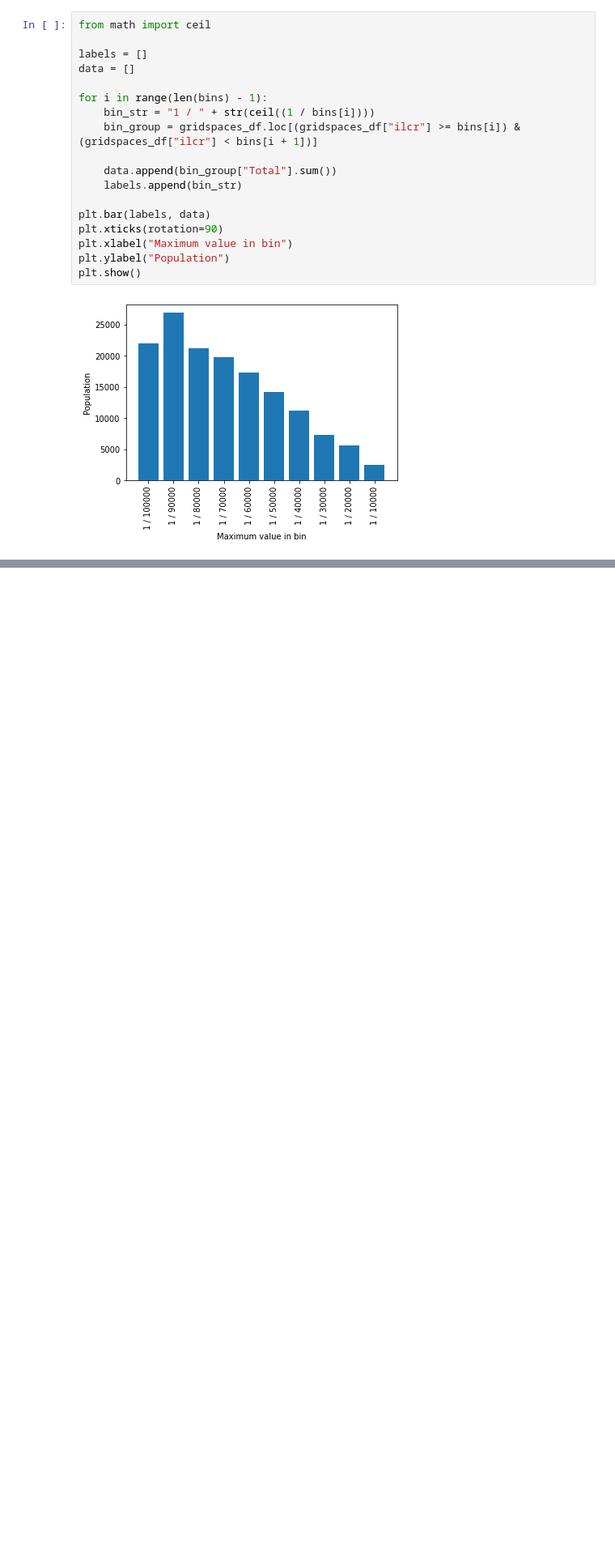
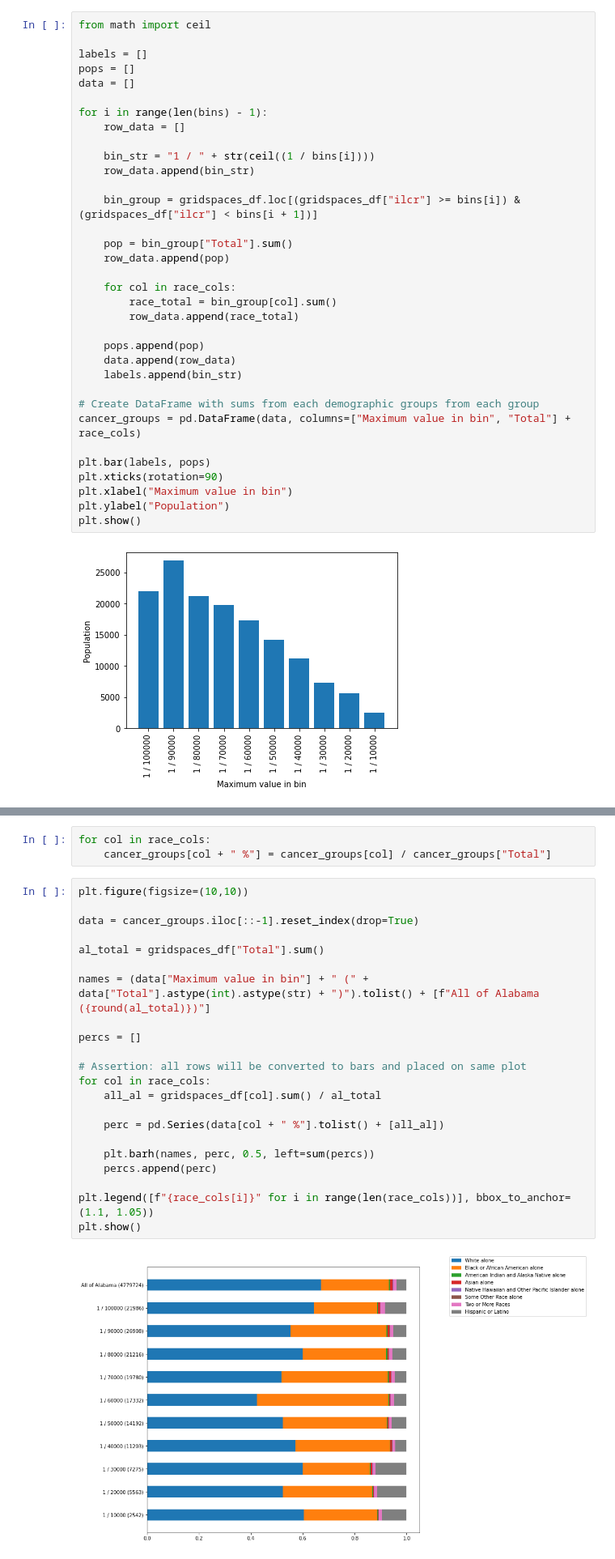
Before and after one commit to jasondamico/d3-visualizations, a Jupyter notebook: propublica_hotspots/eda/cancer_risk_distribution.ipynb, the cells around one changed output, grey strips where cells are left out. Shown at 81% size. Drawn from its saved outputs; the diff is of its cells as text; blank space fills up the shorter version.

Commit message:
Create normalized bar chart of cancer risk bin demographics

```diff
--- a/propublica_hotspots/eda/cancer_risk_distribution.ipynb
+++ b/propublica_hotspots/eda/cancer_risk_distribution.ipynb
@@ -57,16 +68,32 @@ bins = [(1 / ((10 - i) * 10000)) for i in range(10)] + [1]
 from math import ceil
 
 labels = []
+pops = []
 data = []
 
 for i in range(len(bins) - 1):
+    row_data = []
+
     bin_str = "1 / " + str(ceil((1 / bins[i])))
+    row_data.append(bin_str)
+
     bin_group = gridspaces_df.loc[(gridspaces_df["ilcr"] >= bins[i]) & (gridspaces_df["ilcr"] < bins[i + 1])]
 
-    data.append(bin_group["Total"].sum())
+    pop = bin_group["Total"].sum()
+    row_data.append(pop)
+
+    for col in race_cols:
+        race_total = bin_group[col].sum()
+        row_data.append(race_total)
+
+    pops.append(pop)
+    data.append(row_data)
     labels.append(bin_str)
 
-plt.bar(labels, data)
+# Create DataFrame with sums from each demographic groups from each group
+cancer_groups = pd.DataFrame(data, columns=["Maximum value in bin", "Total"] + race_cols)
+
+plt.bar(labels, pops)
 plt.xticks(rotation=90)
 plt.xlabel("Maximum value in bin")
 plt.ylabel("Population")
@@ -75,0 +105,27 @@ plt.show()
+# %%
+for col in race_cols:
+    cancer_groups[col + " %"] = cancer_groups[col] / cancer_groups["Total"]
+# %%
+plt.figure(figsize=(10,10))
+
+data = cancer_groups.iloc[::-1].reset_index(drop=True)
+
+al_total = gridspaces_df["Total"].sum()
+
+names = (data["Maximum value in bin"] + " (" + data["Total"].astype(int).astype(str) + ")").tolist() + [f"All of Alabama ({round(al_total)})"]
+
+percs = []
+
+# Assertion: all rows will be converted to bars and placed on same plot
+for col in race_cols:
+    all_al = gridspaces_df[col].sum() / al_total
+
+    perc = pd.Series(data[col + " %"].tolist() + [all_al])
+
+    plt.barh(names, perc, 0.5, left=sum(percs))
+    percs.append(perc)
+
+plt.legend([f"{race_cols[i]}" for i in range(len(race_cols))], bbox_to_anchor=(1.1, 1.05))
+plt.show()
+# %% [output]
+[figure, added]
```
Also changed, not shown: parts of 2 cells of this notebook.
